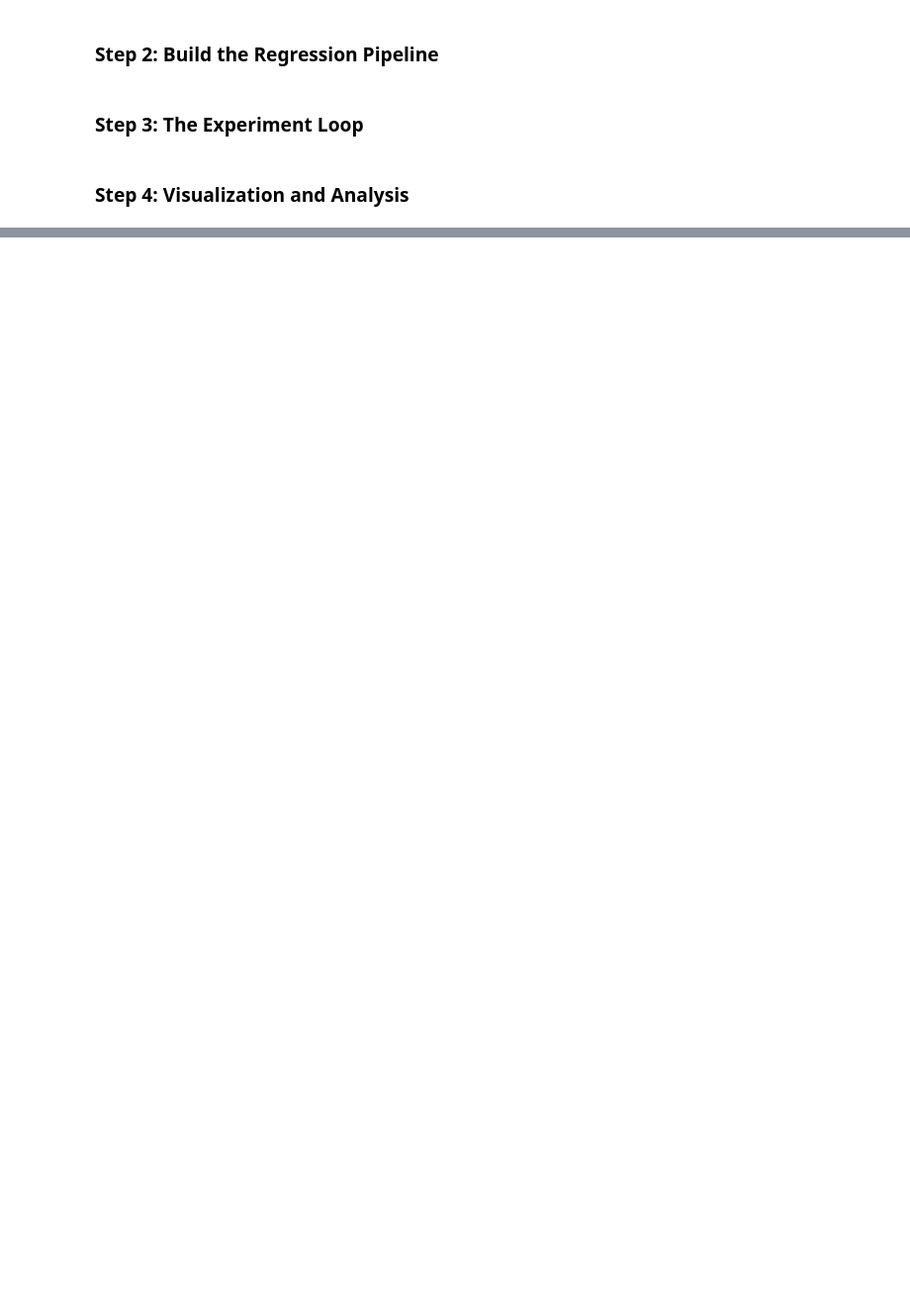
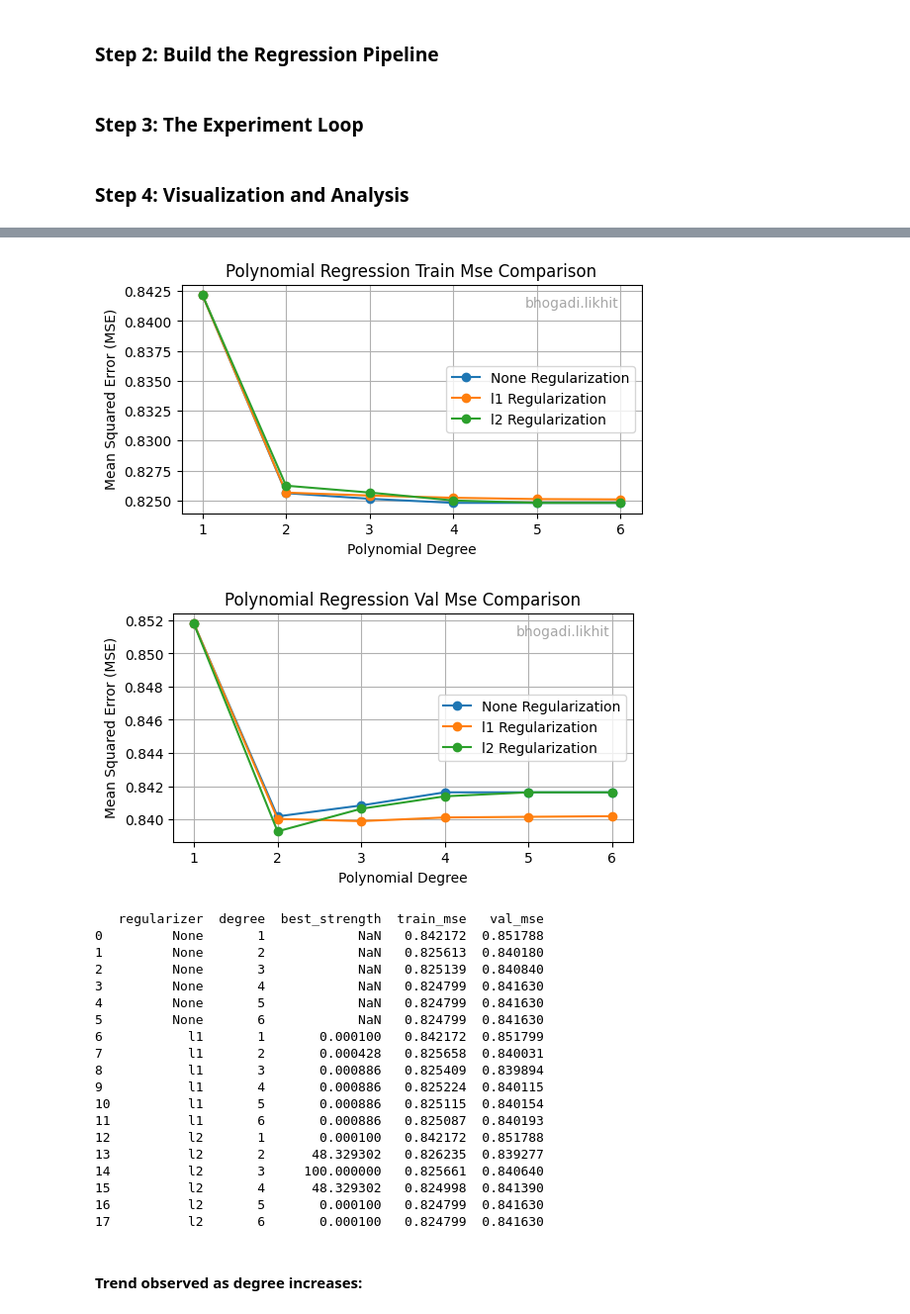
Before and after one commit to likhitbhogadi/smai-a2, a Jupyter notebook: a1_q3/a1_q3.ipynb, the cells around one changed output, grey strips where cells are left out. Shown at 99% size. Drawn from its saved outputs; the diff is of its cells as text; code cells hidden in the pictures; blank space fills up the shorter version.

```diff
--- a/a1_q3/a1_q3.ipynb
+++ b/a1_q3/a1_q3.ipynb
@@ -279,0 +386,58 @@ results = run_poly_regression(X_train, y_train, X_val, y_val, X_test, y_test)
+# %%
+# Plot comparing different regularization types on the same graph
+
+def plot_regularization_comparision(results):
+    results_df = pd.DataFrame(results)
+    for dataset in ['train_mse', 'val_mse']:
+        plt.figure(figsize=(6, 3))
+        for regularizer in ['None', 'l1', 'l2']:
+            subset = results_df[results_df['regularizer'] == regularizer]
+            plt.plot(subset['degree'], subset[dataset], marker='o', label=f'{regularizer} Regularization')
+
+        plt.xlabel('Polynomial Degree')
+        plt.ylabel('Mean Squared Error (MSE)')
+        plt.title(f'Polynomial Regression {dataset.replace("_", " ").title()} Comparison')
+        plt.xticks(range(1, 7))
+        plt.legend()
+        plt.grid(True)
+        add_username_to_plot(USERNAME)
+
+        # 1. Find the maximum MSE value in the current dataset's data
+        max_mse = results_df[dataset].max()
+
+        # 2. Set the top of the y-axis to be 20% higher than the max value
+        top_limit = max_mse * 1.2
+
+        # 3. Set both the bottom and top limits in one command
+        # plt.ylim(bottom=0, top=top_limit)
+
+        plt.show()
+# Plot the regularization comparison
+plot_regularization_comparision(results)
+# Print the results in a tabular format for clarity
+results_df = pd.DataFrame(results).drop(columns=['test_mse'])
+print(results_df)
+# %% [output]
+[figure, added]
+[figure, added]
+   regularizer  degree  best_strength  train_mse   val_mse
+0         None       1            NaN   0.842172  0.851788
+1         None       2            NaN   0.825613  0.840180
+2         None       3            NaN   0.825139  0.840840
+3         None       4            NaN   0.824799  0.841630
+4         None       5            NaN   0.824799  0.841630
+5         None       6            NaN   0.824799  0.841630
+6           l1       1       0.000100   0.842172  0.851799
+7           l1       2       0.000428   0.825658  0.840031
+8           l1       3       0.000886   0.825409  0.839894
+9           l1       4       0.000886   0.825224  0.840115
+10          l1       5       0.000886   0.825115  0.840154
+11          l1       6       0.000886   0.825087  0.840193
+12          l2       1       0.000100   0.842172  0.851788
+13          l2       2      48.329302   0.826235  0.839277
+14          l2       3     100.000000   0.825661  0.840640
+15          l2       4      48.329302   0.824998  0.841390
+16          l2       5       0.000100   0.824799  0.841630
+17          l2       6       0.000100   0.824799  0.841630
+# %% [markdown]
+#### Trend observed as degree increases:
```
Also changed, not shown: parts of 30 cells of this notebook, 3 other files.
